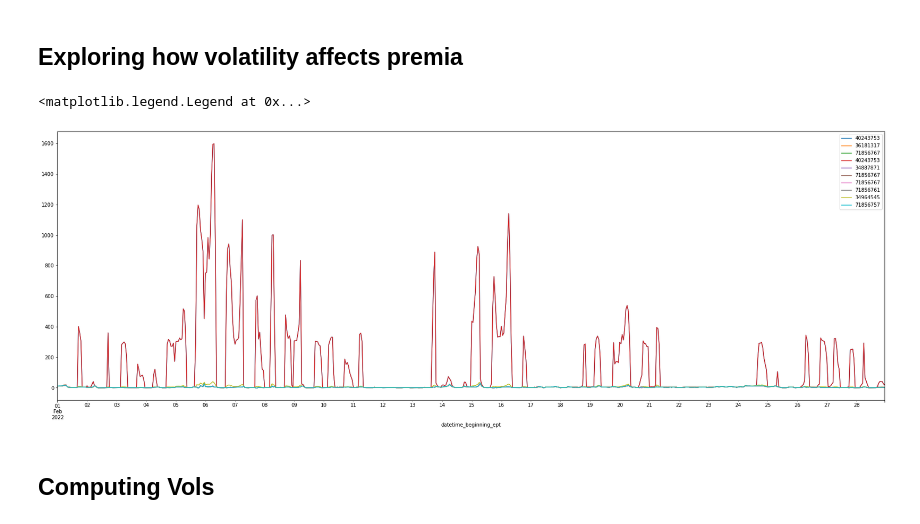
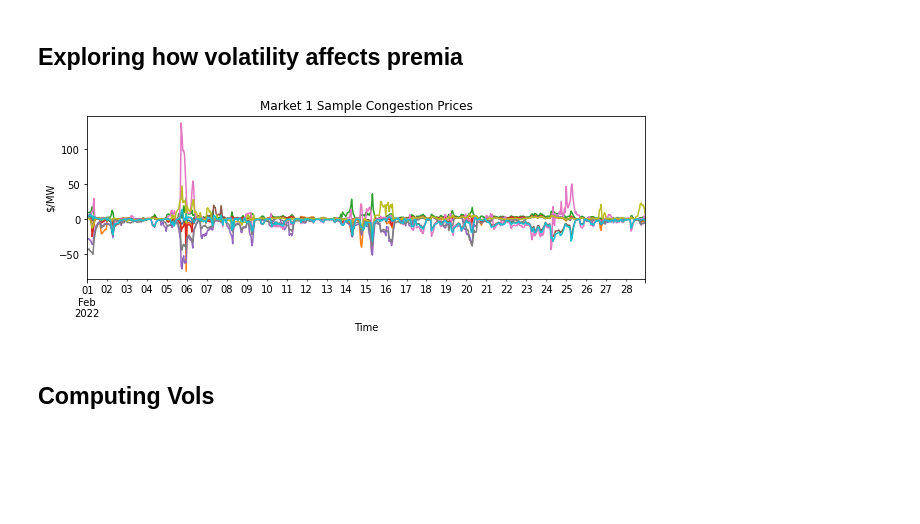
Before and after one commit to benkrakoff/FTR_project, a Jupyter notebook: FTR Exploration Code.ipynb, the cells around one changed output. Drawn from its saved outputs; the diff is of its cells as text; code cells hidden in the pictures; blank space fills up the shorter version.

```diff
--- a/FTR Exploration Code.ipynb
+++ b/FTR Exploration Code.ipynb
@@ -106,19 +107,25 @@ def bool_to_pm1(xbool_):
     xpm1[~xbool_] = -1
     return xpm1
 
-auc_results['Premium'] = auc_results['Cleared MW']*(auc_results['Payoff'] - auc_results['Obligation MCP'])*bool_to_pm1(buy_trades)
+#auc_results['Premium'] = auc_results['Cleared MW']*(auc_results['Payoff'] - auc_results['Obligation MCP'])*bool_to_pm1(buy_trades)
 
-fig, ax = plt.subplots(2,2, figsize = (10,5), tight_layout = True)
+fig, ax = plt.subplots(1,2, figsize = (10,3), tight_layout = True)
 
-auc_results[buy_trades]['Premium'].plot.hist(bins = 100, ax = ax[0,0])
-ax[0,0].set_title('Buy Trades: Mean {:.2f}, Std {:.2f}'.format(auc_results[buy_trades]['Premium'].mean(), auc_results[buy_trades]['Premium'].std()))
+f = ~outliers
+auc_results[f]['Premium'].plot.hist(bins = 100, ax = ax[0])
+ax[0].set_title('Market 1 Trade Premia')
+ax[0].text(.9*ax[0].get_xlim()[1],.9*ax[0].get_ylim()[1],\
+             'Mean {:.2f}, Std {:.2f}'.format(auc_results[f]['Premium'].mean(), auc_results[f]['Premium'].std()),\
+            verticalalignment='top',horizontalalignment='right')
 
-auc_results[buy_trades & ~outliers]['Premium'].plot.hist(bins = 100, ax = ax[0,1])
-ax[0,1].set_title('Buy Trades, No Outliers: Mean {:.2f}, Std {:.2f}'.format(auc_results[buy_trades & ~outliers]['Premium'].mean(), auc_results[buy_trades & ~outliers]['Premium'].std()))
+#f = sell_trades & outliers
+f = outliers
+auc_results[f]['Premium'].plot.hist(bins = 100, ax = ax[1])
+ax[1].set_title('Market 2 Trade Premia')
+ax[1].text(.9*ax[1].get_xlim()[1],.9*ax[1].get_ylim()[1],\
+             'Mean {:.2f}, Std {:.2f}'.format(auc_results[f]['Premium'].mean(), auc_results[f]['Premium'].std()),\
+            verticalalignment='top',horizontalalignment='right')
 
-auc_results[~buy_trades]['Premium'].plot.hist(bins = 100, ax = ax[1,0])
-ax[1,0].set_title('Sell Trades: Mean {:.2f}, Std {:.2f}'.format(auc_results[~buy_trades]['Premium'].mean(), auc_results[~buy_trades]['Premium'].std()))
 
-auc_results[buy_trades & ~outliers]['Premium'].plot.hist(bins = 100, ax = ax[1,1])
-ax[1,1].set_title('Sell Trades, No Outliers: Mean {:.2f}, Std {:.2f}'.format(auc_results[~buy_trades & ~outliers]['Premium'].mean(), auc_results[~buy_trades & ~outliers]['Premium'].std()))
+#fig.savefig('premia_hist.png',bbox_inches='tight')
 # %% [output]
@@ -130,15 +136,18 @@ Feb_hrl_lmps.sort_index(inplace=True)
 # %% [markdown]
 ## Exploring how volatility affects premia
 # %%
-fig, ax = plt.subplots(1,1,figsize=(30,10))
+fig, ax = plt.subplots(1,1,figsize=(10,3))
 
-for s in auc_results[outliers]['Sink PNODEID'].sample(10):
-    Feb_hrl_lmps.plot(y = s, ax=ax, label = str(s))
+for s in auc_results[~outliers]['Sink PNODEID'].sample(10):
+    Feb_hrl_lmps.plot(y = s, ax=ax)
 
-ax.legend()
+ax.set_title('Market 1 Sample Congestion Prices')
+ax.set_ylabel('\$/MW')
+ax.set_xlabel('Time')
+ax.get_legend().remove()
+#fig.savefig('m1congestion.png', bbox_inches = 'tight')
 # %% [output]
-<matplotlib.legend.Legend at 0x...>
-[figure, old version]
+[figure, new version]
 # %% [markdown]
 ## Computing Vols
 # %%
```
Also changed, not shown: parts of 16 cells of this notebook, 1 other file.
